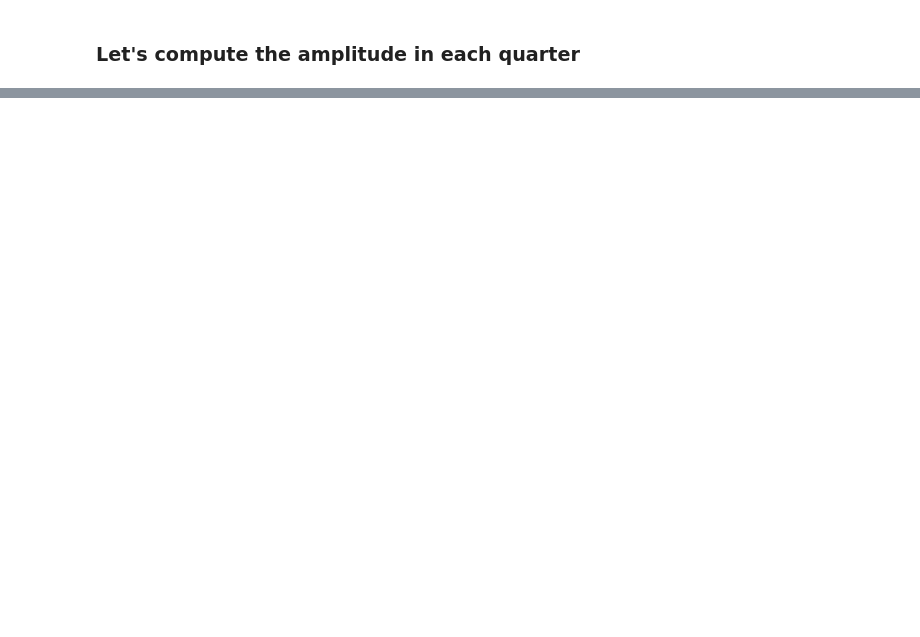
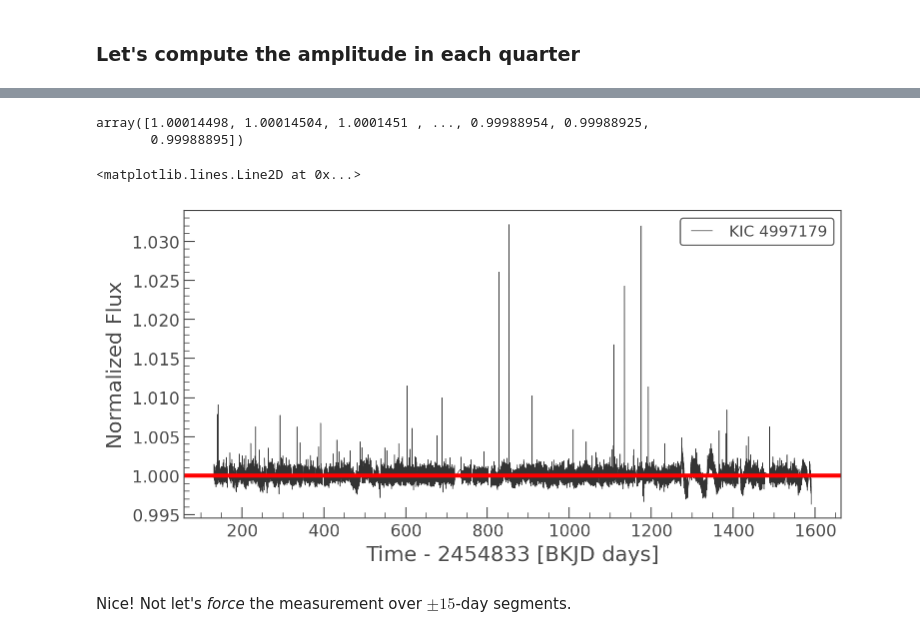
Before and after one commit to benmontet/wilson, a Jupyter notebook: notebooks/01_sample_selection/02_intraquarter_variability_exploration.ipynb, the cells around one changed output, grey strips where cells are left out. Cells and saved outputs as stored; diff of their text form; code cells hidden in the pictures; blank space fills up the shorter version.

```diff
--- a/notebooks/01_sample_selection/02_intraquarter_variability_exploration.ipynb
+++ b/notebooks/01_sample_selection/02_intraquarter_variability_exploration.ipynb
@@ -160,0 +114,28 @@ lc.bin()
+# %%
+coeffs = best_fit_coeffs(lc_global.time.value, lc_global.flux.value, lc_global.flux_err.value,
+                         period_global=period_global)
+# %%
+flux_model = np.dot(design_matrix(lc_global.time.value, period_global), coeffs)
+# %%
+flux_model
+# %% [output]
+array([1.00014498, 1.00014504, 1.0001451 , ..., 0.99988954, 0.99988925,
+       0.99988895])
+# %%
+A, B, C, D, E = coeffs
+# %%
+amp = np.hypot(A, B)
+# %%
+ax = lc_global.plot()
+#pg.model(lc_global.time).plot(ax=ax, lw=2);
+
+ax.plot(lc_global.time.value, flux_model, alpha=0.3)
+#plt.ylim(0.99, 1.01)
+ax.axhline(1+amp, color='r')
+ax.axhline(1-amp, color='r')
+#plt.xlim(550, 580)
+# %% [output]
+<matplotlib.lines.Line2D at 0x...>
+[figure, added]
+# %% [markdown]
+Nice! Not let's *force* the measurement over $\pm15$-day segments.
```
Also changed, not shown: parts of 38 cells of this notebook, 2 other files.
